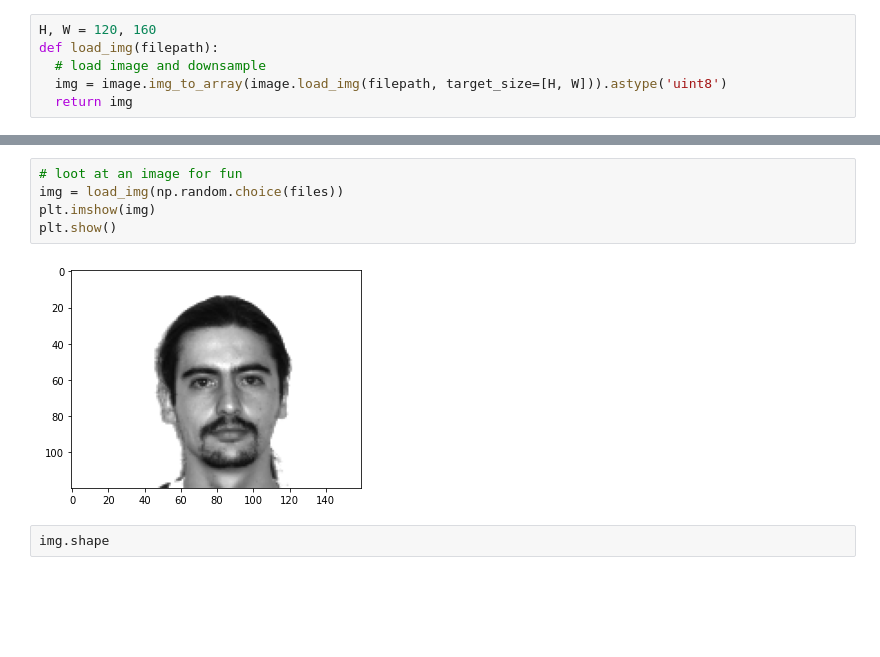
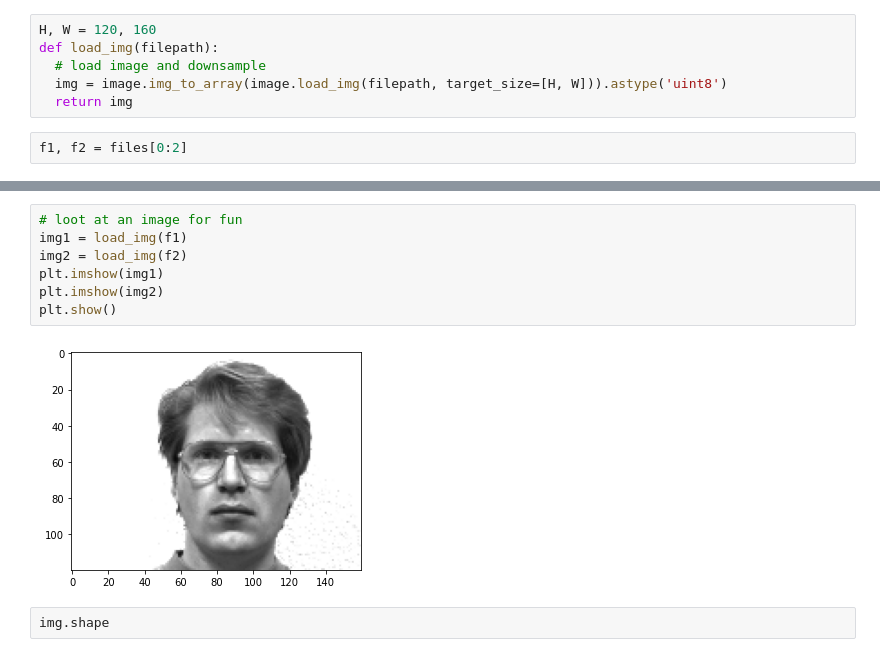
Before and after one commit to SkylarTrigueiro/facialRecognition, a Jupyter notebook: packages/results/facialRecognition.ipynb, the cells around one changed output, grey strips where cells are left out. Cells and saved outputs as stored; diff of their text form; blank space fills up the shorter version.

```diff
--- a/packages/results/facialRecognition.ipynb
+++ b/packages/results/facialRecognition.ipynb
@@ -38,3 +36,5 @@ def load_img(filepath):
   # load image and downsample
   img = image.img_to_array(image.load_img(filepath, target_size=[H, W])).astype('uint8')
   return img
+# %%
+f1, f2 = files[0:2]
@@ -41,10 +49,12 @@ def load_img(filepath):
 # %%
 # loot at an image for fun
-img = load_img(np.random.choice(files))
-plt.imshow(img)
+img1 = load_img(f1)
+img2 = load_img(f2)
+plt.imshow(img1)
+plt.imshow(img2)
 plt.show()
 # %% [output]
-[figure, old version]
+[figure, new version]
 # %%
 img.shape
 # %% [output]
```
Also changed, not shown: parts of 12 cells of this notebook, 20 other files.
